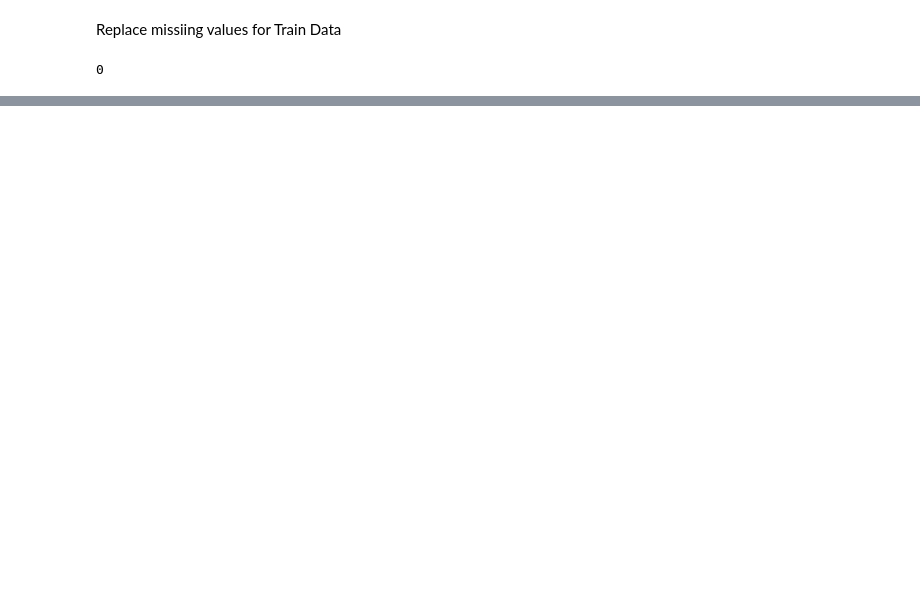
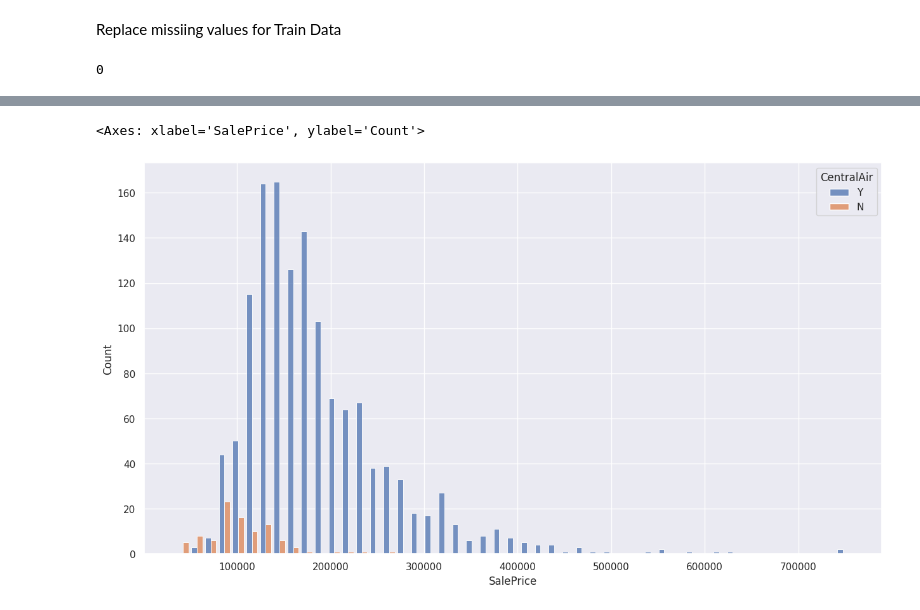
Before and after one commit to christinaduthie/House-Price-Prediction, a Jupyter notebook: HousePricePrediction.ipynb, the cells around one changed output, grey strips where cells are left out. Cells and saved outputs as stored; diff of their text form; code cells hidden in the pictures; blank space fills up the shorter version.

```diff
--- a/HousePricePrediction.ipynb
+++ b/HousePricePrediction.ipynb
@@ -267,0 +275,6 @@ trainData.head(23)
+# %%
+sns.set(rc = {'figure.figsize':(15,8)})
+sns.histplot(data=trainData, x="SalePrice", hue="CentralAir", multiple="dodge", shrink=.8)
+# %% [output]
+<Axes: xlabel='SalePrice', ylabel='Count'>
+[figure, added]
```
Also changed, not shown: parts of 64 cells of this notebook, 1 other file.
